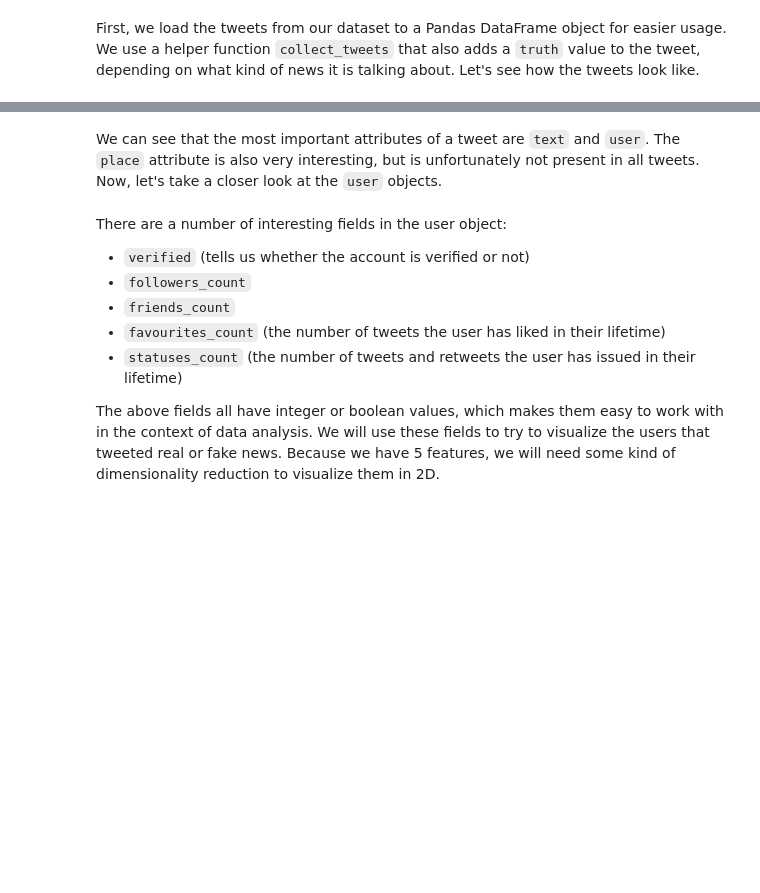
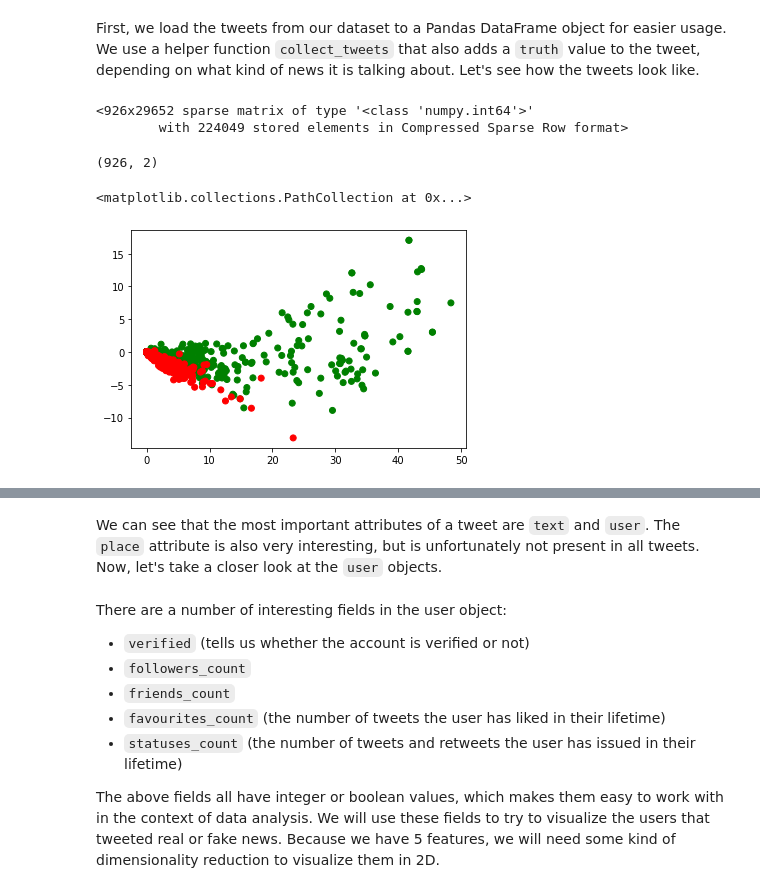
Before and after one commit to jakobzmrzlikar/fake-news-analysis, a Jupyter notebook: FakeNews/fakenews.ipynb, the cells around one changed output, grey strips where cells are left out. Cells and saved outputs as stored; diff of their text form; code cells hidden in the pictures; blank space fills up the shorter version.

```diff
--- a/FakeNews/fakenews.ipynb
+++ b/FakeNews/fakenews.ipynb
@@ -68,0 +67,14 @@ punctuation = '!"$%&\'()*+,-./:;<=>?[\\]^_`{|}~•@'
+# %%
+punctuation =  set('!"$%&\'()*+,-./:;<=>?[\\]^_`{|}~•@')
+stopwords = set(stopwords.words('english'))
+p_stemmer = PorterStemmer()
+wordnet_lemmatizer = WordNetLemmatizer()
+
+text_data = text_data.apply(lambda x: x.astype(str).str.lower())
+text_data[["text", "title"]] = text_data[["text", "title"]].applymap(word_tokenize)
+text_data[["text", "title"]] = text_data[["text", "title"]].applymap(set)
+text_data[["text", "title"]] = text_data[["text", "title"]].applymap(lambda x: x - stopwords)
+text_data[["text", "title"]] = text_data[[
+    "text", "title"]].applymap(lambda x: x - punctuation)
+
+text_data
@@ -68,0 +95,7 @@ punctuation = '!"$%&\'()*+,-./:;<=>?[\\]^_`{|}~•@'
+# %%
+text_data[["text", "title"]] = text_data[["text", "title"]].applymap(
+    lambda x: list(map(lambda token: p_stemmer.stem(token), x)))
+text_data[["text", "title"]] = text_data[["text", "title"]].applymap(
+    lambda x: list(map(lambda token: wordnet_lemmatizer.lemmatize(token), x)))
+
+text_data
@@ -69,5 +116,31 @@ punctuation = '!"$%&\'()*+,-./:;<=>?[\\]^_`{|}~•@'
+# %%
+vectorizer = CountVectorizer(
+    lowercase=False,
+    preprocessor=lambda x: x,
+    stop_words=None,
+    tokenizer=lambda x: text_data["text"][int(x)]
+)
+
+text_td_matrix = vectorizer.fit_transform([str(i) for i in range(len(text_data["text"]))])
 # %% [markdown]
 First, we load the tweets from our dataset to a Pandas DataFrame object for easier usage. We use a helper function ``collect_tweets`` that also adds a ``truth`` value to the tweet, depending on what kind of news it is talking about. Let's see how the tweets look like.
+# %%
+text_td_matrix
+# %% [output]
+<926x29652 sparse matrix of type '<class 'numpy.int64'>'
+        with 224049 stored elements in Compressed Sparse Row format>
+# %%
+pca = TruncatedSVD(n_components=2)
+projection = pca.fit_transform(text_td_matrix)
+projection.shape
+# %% [output]
+(926, 2)
+# %%
+colors = ["green" if truth == "real" else "red" for truth in text_data["truth"]]
+plt.scatter(projection[:, 0], projection[:, 1], c=colors)
+# %% [output]
+<matplotlib.collections.PathCollection at 0x...>
+[figure, added]
 # %%
 politifact_tweets = pd.read_json(collect_tweets(root_dir + datasets[0]))
 politifact_tweets.head(1)
```
Also changed, not shown: parts of 7 cells of this notebook.
